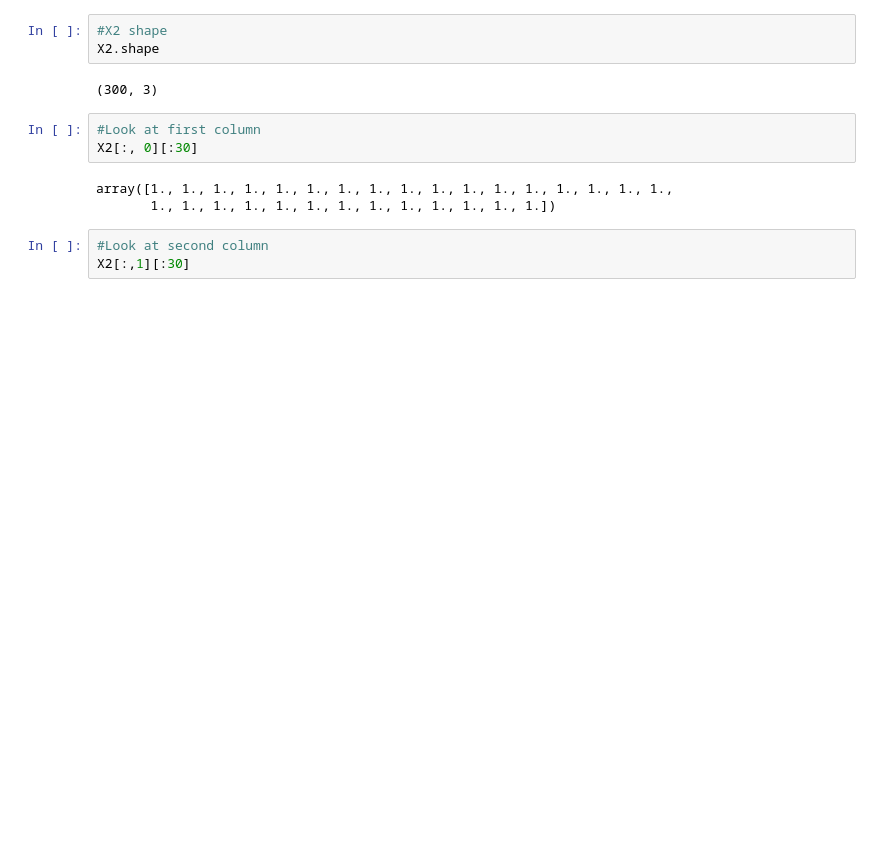
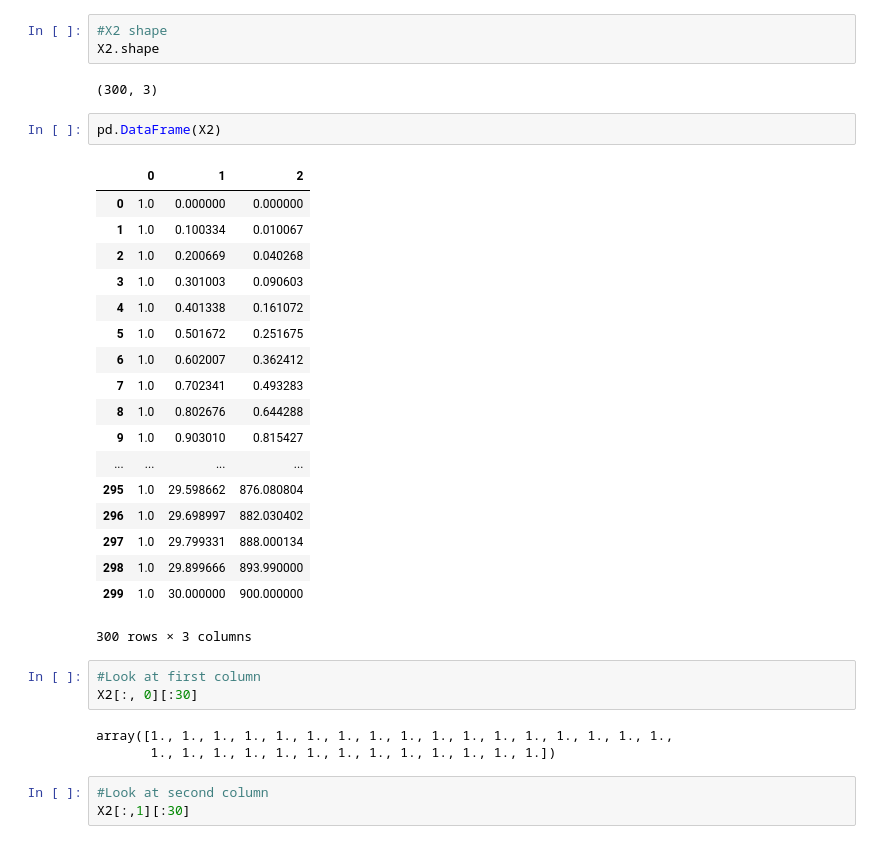
Before and after one commit to fionatalin/DS-SF-42, a Jupyter notebook: george_section/notebooks/Completed/Polynomial Regression and Regularization (completed).ipynb, the cells around one changed output. Cells and saved outputs as stored; diff of their text form; blank space fills up the shorter version.

```diff
--- a/george_section/notebooks/Completed/Polynomial Regression and Regularization (completed).ipynb
+++ b/george_section/notebooks/Completed/Polynomial Regression and Regularization (completed).ipynb
@@ -83,6 +113,27 @@ X2 = poly2.fit_transform(X)
 X2.shape
 # %% [output]
 (300, 3)
+# %%
+pd.DataFrame(X2)
+# %% [output]
+|  | 0 | 1 | 2 |
+| 0 | 1.0 | 0.000000 | 0.000000 |
+| 1 | 1.0 | 0.100334 | 0.010067 |
+| 2 | 1.0 | 0.200669 | 0.040268 |
+| 3 | 1.0 | 0.301003 | 0.090603 |
+| 4 | 1.0 | 0.401338 | 0.161072 |
+| 5 | 1.0 | 0.501672 | 0.251675 |
+| 6 | 1.0 | 0.602007 | 0.362412 |
+| 7 | 1.0 | 0.702341 | 0.493283 |
+| 8 | 1.0 | 0.802676 | 0.644288 |
+| 9 | 1.0 | 0.903010 | 0.815427 |
+| ... | ... | ... | ... |
+| 295 | 1.0 | 29.598662 | 876.080804 |
+| 296 | 1.0 | 29.698997 | 882.030402 |
+| 297 | 1.0 | 29.799331 | 888.000134 |
+| 298 | 1.0 | 29.899666 | 893.990000 |
+| 299 | 1.0 | 30.000000 | 900.000000 |
+300 rows × 3 columns
 # %%
 #Look at first column
 X2[:, 0][:30]
```
Also changed, not shown: parts of 12 cells of this notebook, 28 other files.
